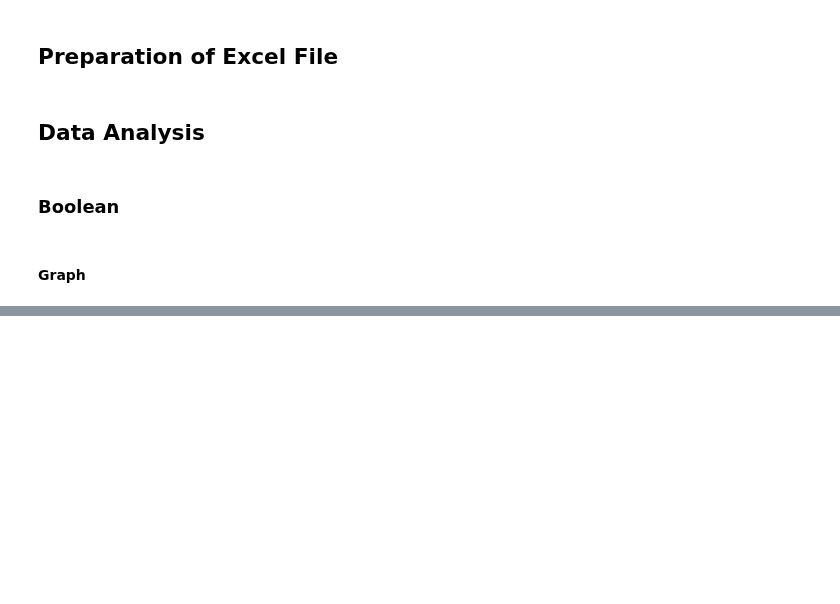
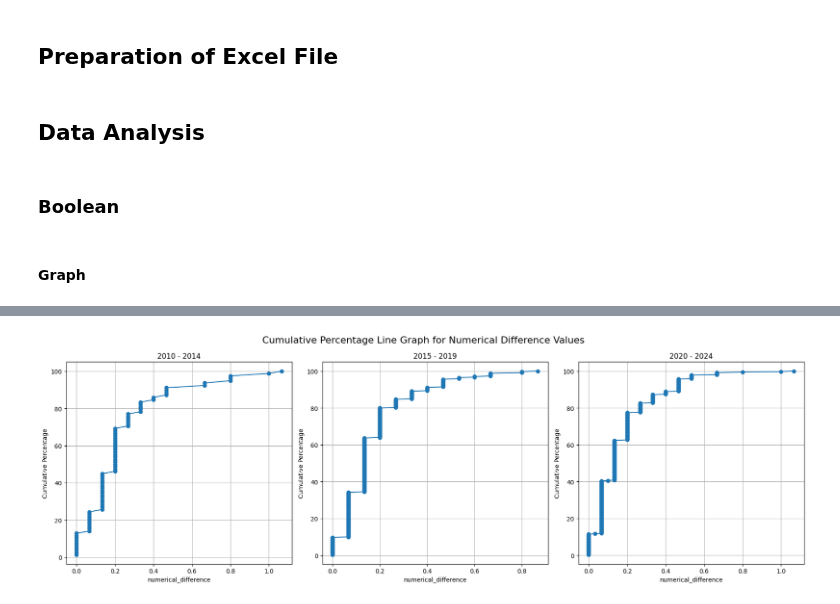
Before and after one commit to loowenwen/jtc-market-sentiments, a Jupyter notebook: sentiments.ipynb, the cells around one changed output, grey strips where cells are left out. Saved outputs shown, nothing was run; the diff lists cells and outputs as text; code cells hidden in the pictures; blank space fills up the shorter version.

```diff
--- a/sentiments.ipynb
+++ b/sentiments.ipynb
@@ -89,0 +191,39 @@ with pd.ExcelWriter('market_sentiments.xlsx', engine="openpyxl", mode="a", if_sh
+# %%
+import pandas as pd
+import matplotlib.pyplot as plt
+import numpy as np
+
+file_path = 'market_sentiments.xlsx'
+excel_data = pd.ExcelFile(file_path)
+column_name = 'numerical_difference'
+
+# initialize a list to store the data from each sheet
+data_list = []
+
+# loop through each sheet name, read the data, and extract the specific column
+for sheet in excel_data.sheet_names:
+    df = pd.read_excel(file_path, sheet_name=sheet)
+    data_list.append(df[column_name])
+
+# create a figure with subplots
+fig, axes = plt.subplots(1, 3, figsize=(18, 6))
+
+# loop through the data list and corresponding axes to plot cumulative percentage line graphs
+for i, data in enumerate(data_list):
+    # Calculate the cumulative frequency
+    sorted_data = np.sort(data)
+    cumulative_frequency = np.arange(1, len(sorted_data) + 1) / len(sorted_data) * 100
+
+    # Plot the line graph
+    axes[i].plot(sorted_data, cumulative_frequency, marker='o')
+    axes[i].set_title(f'{excel_data.sheet_names[i]}')
+    axes[i].set_xlabel(column_name)
+    axes[i].set_ylabel('Cumulative Percentage')
+    axes[i].grid(True)
+
+# adjust layout and display the plots
+fig.suptitle('Cumulative Percentage Line Graph for Numerical Difference Values', fontsize=16)
+plt.tight_layout()
+plt.show()
+# %% [output]
+[figure, added]
```
Also changed, not shown: parts of 11 cells of this notebook, 3 other files.
